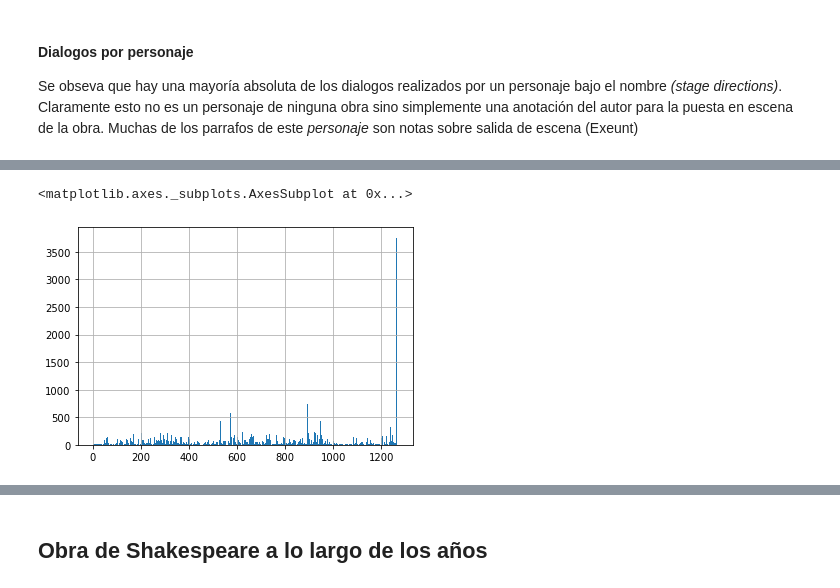
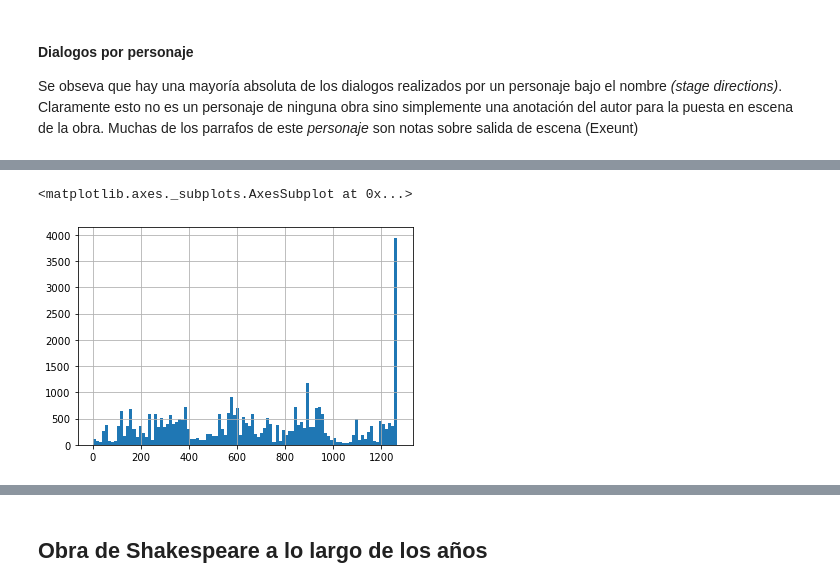
Before and after one commit to srobaina99/Introducci-n-a-ciencia-de-datos, a Jupyter notebook: shakespeare_t1.ipynb, the cells around one changed output, grey strips where cells are left out. Cells and saved outputs as stored; diff of their text form; code cells hidden in the pictures.

```diff
--- a/shakespeare_t1.ipynb
+++ b/shakespeare_t1.ipynb
@@ -274,5 +222,6 @@ Se obseva que hay una mayoría absoluta de los dialogos realizados por un person
-# %%
-df_paragraphs["character_id"].hist(bins= 500)
-# %% [output]
-<matplotlib.axes._subplots.AxesSubplot at 0x...>
-[figure, removed]
+# %%
+#Dialogos por personajes con (stage directions)
+df_paragraphs["character_id"].hist(bins= 100)
+# %% [output]
+<matplotlib.axes._subplots.AxesSubplot at 0x...>
+[figure, added]
```
Also changed, not shown: parts of 24 cells of this notebook.
